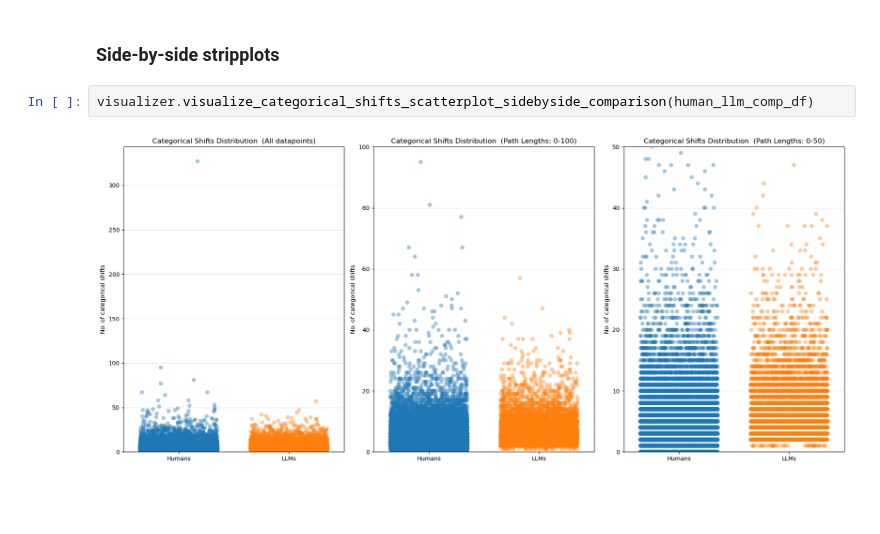
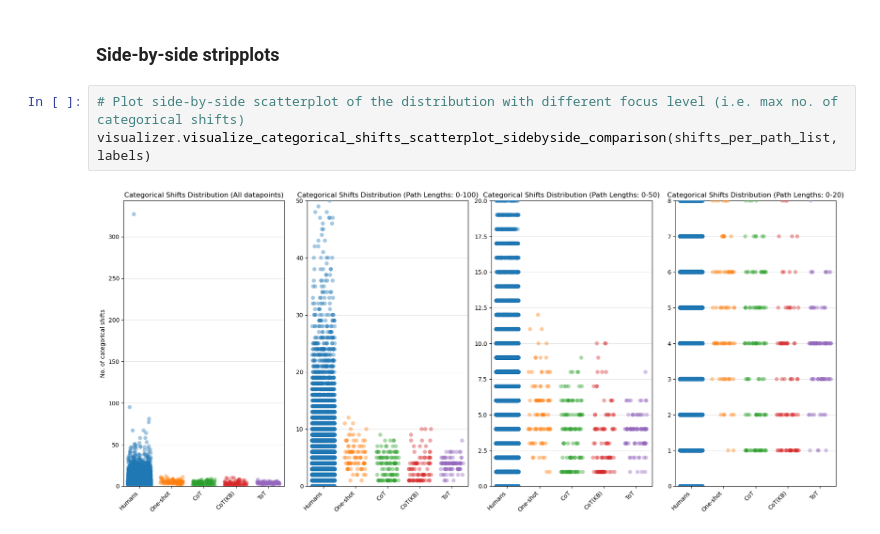
Before and after one commit to au-nlp/project-milestone-p2-group11, a Jupyter notebook: cat_shift_comp.ipynb, the cells around one changed output. Cells and saved outputs as stored; diff of their text form; blank space fills up the shorter version.

```diff
--- a/cat_shift_comp.ipynb
+++ b/cat_shift_comp.ipynb
@@ -134,6 +265,7 @@ visualizer.visualize_categorical_shifts_scatterplot_comparison(human_llm_comp_df
 # %% [markdown]
 ### Side-by-side stripplots
-# %%
-visualizer.visualize_categorical_shifts_scatterplot_sidebyside_comparison(human_llm_comp_df)
-# %% [output]
-[figure, removed]
+# %%
+# Plot side-by-side scatterplot of the distribution with different focus level (i.e. max no. of categorical shifts)
+visualizer.visualize_categorical_shifts_scatterplot_sidebyside_comparison(shifts_per_path_list, labels)
+# %% [output]
+[figure, added]
```
Also changed, not shown: parts of 14 cells of this notebook, 2 other files.
